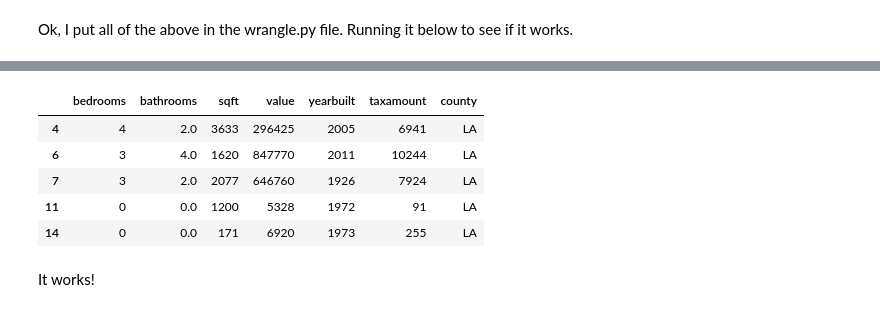
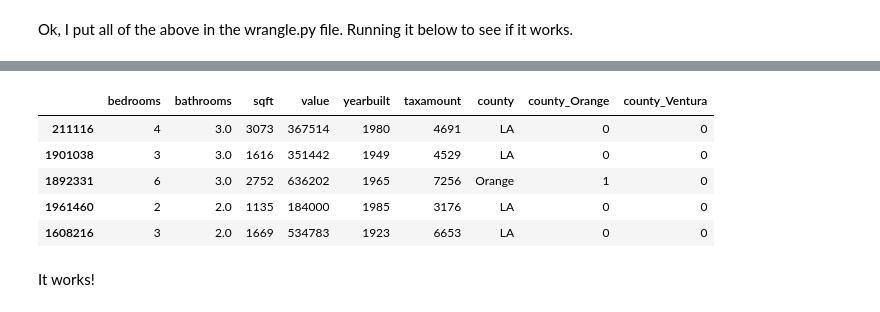
Before and after one commit to wilson-velasco/regression-exercises, a Jupyter notebook: wrangle.ipynb, the cells around one changed output, grey strips where cells are left out. Cells and saved outputs as stored; diff of their text form; code cells hidden in the pictures.

```diff
--- a/wrangle.ipynb
+++ b/wrangle.ipynb
@@ -282,5 +336,5 @@ That's better.
 # %% [markdown]
 Ok, I put all of the above in the wrangle.py file. Running it below to see if it works.
 # %%
-zillow = w.wrangle_zillow()
+train, validate, test = w.wrangle_zillow()
 # %%
@@ -313,12 +371,12 @@ county       False
 dtype: bool
 # %%
-zillow.head()
+train.head()
 # %% [output]
-|  | bedrooms | bathrooms | sqft | value | yearbuilt | taxamount | county |
-| 4 | 4 | 2.0 | 3633 | 296425 | 2005 | 6941 | LA |
-| 6 | 3 | 4.0 | 1620 | 847770 | 2011 | 10244 | LA |
-| 7 | 3 | 2.0 | 2077 | 646760 | 1926 | 7924 | LA |
-| 11 | 0 | 0.0 | 1200 | 5328 | 1972 | 91 | LA |
-| 14 | 0 | 0.0 | 171 | 6920 | 1973 | 255 | LA |
+|  | bedrooms | bathrooms | sqft | value | yearbuilt | taxamount | county | county_Orange | county_Ventura |
+| 211116 | 4 | 3.0 | 3073 | 367514 | 1980 | 4691 | LA | 0 | 0 |
+| 1901038 | 3 | 3.0 | 1616 | 351442 | 1949 | 4529 | LA | 0 | 0 |
+| 1892331 | 6 | 3.0 | 2752 | 636202 | 1965 | 7256 | Orange | 1 | 0 |
+| 1961460 | 2 | 2.0 | 1135 | 184000 | 1985 | 3176 | LA | 0 | 0 |
+| 1608216 | 3 | 2.0 | 1669 | 534783 | 1923 | 6653 | LA | 0 | 0 |
 # %% [markdown]
 It works!
```
Also changed, not shown: parts of 23 cells of this notebook, 6 other files.
